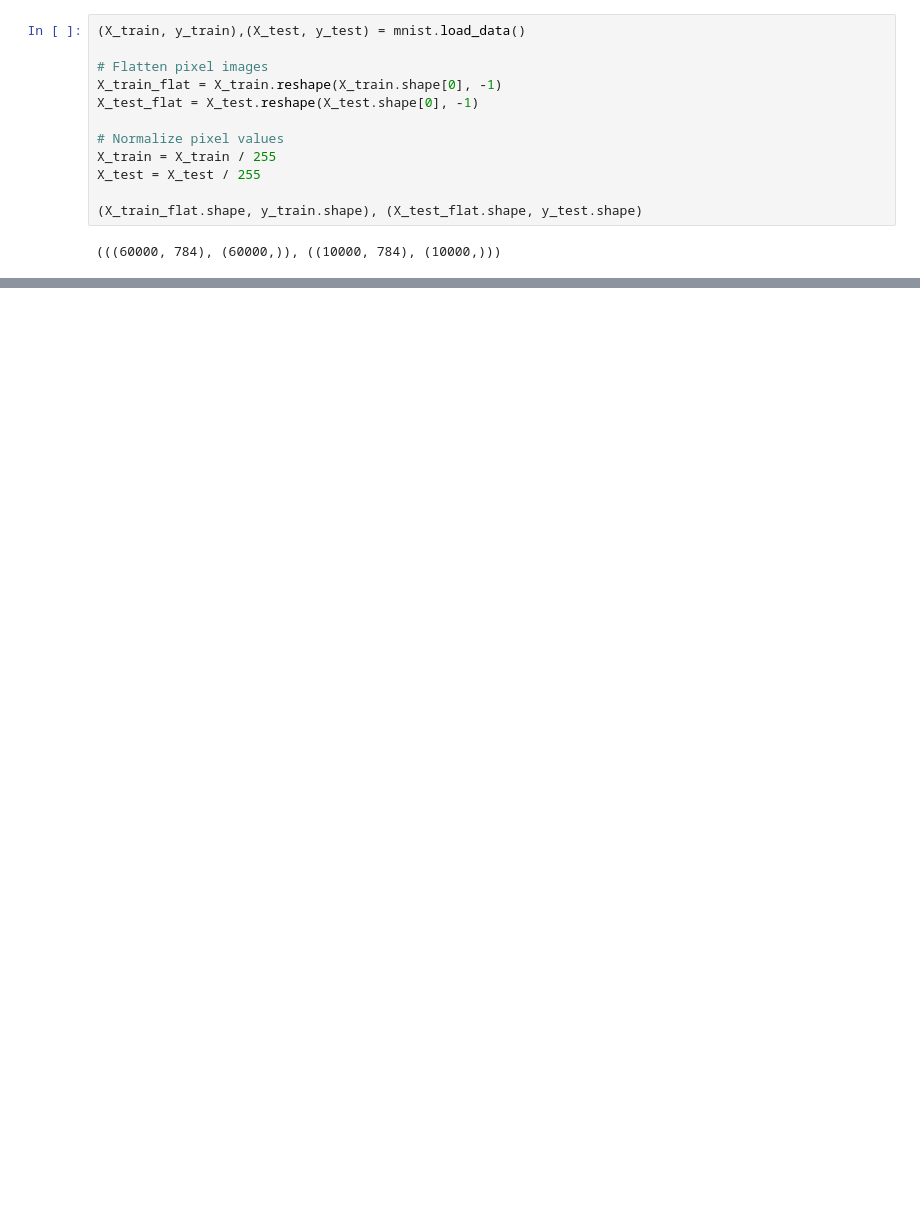
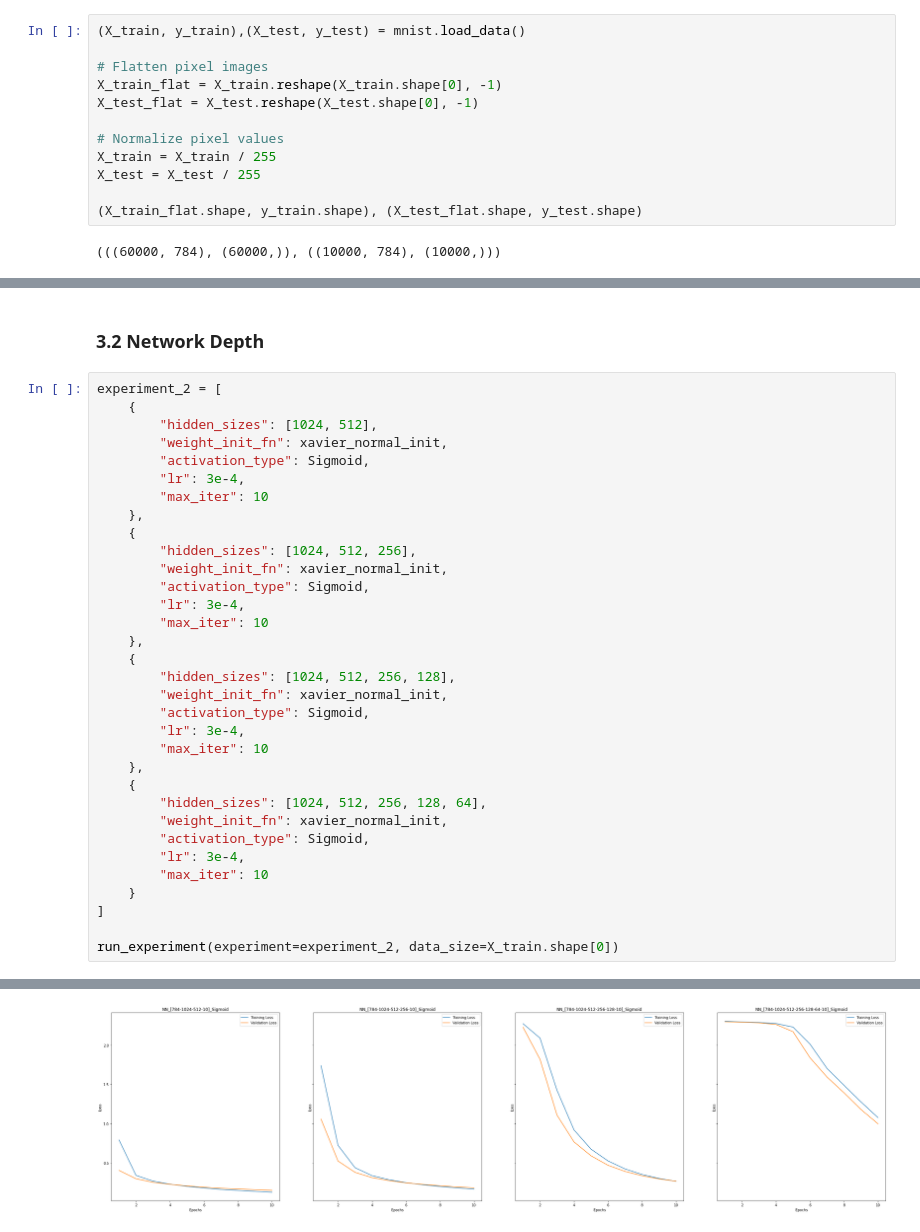
Before and after one commit to OmriGruman/intro-to-machine-learning, a Jupyter notebook: neural_network/neural_network.ipynb, the cells around one changed output, grey strips where cells are left out. Cells and saved outputs as stored; diff of their text form; blank space fills up the shorter version.

```diff
--- a/neural_network/neural_network.ipynb
+++ b/neural_network/neural_network.ipynb
@@ -308,0 +394,36 @@ plot_confusion_matrix(nn_clf, X_train_flat[nn_clf.val_rows, :], y_train[nn_clf.v
+# %% [markdown]
+### 3.2 Network Depth
+# %%
+experiment_2 = [
+    {
+        "hidden_sizes": [1024, 512],
+        "weight_init_fn": xavier_normal_init,
+        "activation_type": Sigmoid,
+        "lr": 3e-4,
+        "max_iter": 10
+    },
+    {
+        "hidden_sizes": [1024, 512, 256],
+        "weight_init_fn": xavier_normal_init,
+        "activation_type": Sigmoid,
+        "lr": 3e-4,
+        "max_iter": 10
+    },
+    {
+        "hidden_sizes": [1024, 512, 256, 128],
+        "weight_init_fn": xavier_normal_init,
+        "activation_type": Sigmoid,
+        "lr": 3e-4,
+        "max_iter": 10
+    },
+    {
+        "hidden_sizes": [1024, 512, 256, 128, 64],
+        "weight_init_fn": xavier_normal_init,
+        "activation_type": Sigmoid,
+        "lr": 3e-4,
+        "max_iter": 10
+    }
+]
+
+run_experiment(experiment=experiment_2, data_size=X_train.shape[0])
+# %% [output]
@@ -308,0 +438 @@ plot_confusion_matrix(nn_clf, X_train_flat[nn_clf.val_rows, :], y_train[nn_clf.v
+[figure, added]
```
Also changed, not shown: parts of 41 cells of this notebook.
